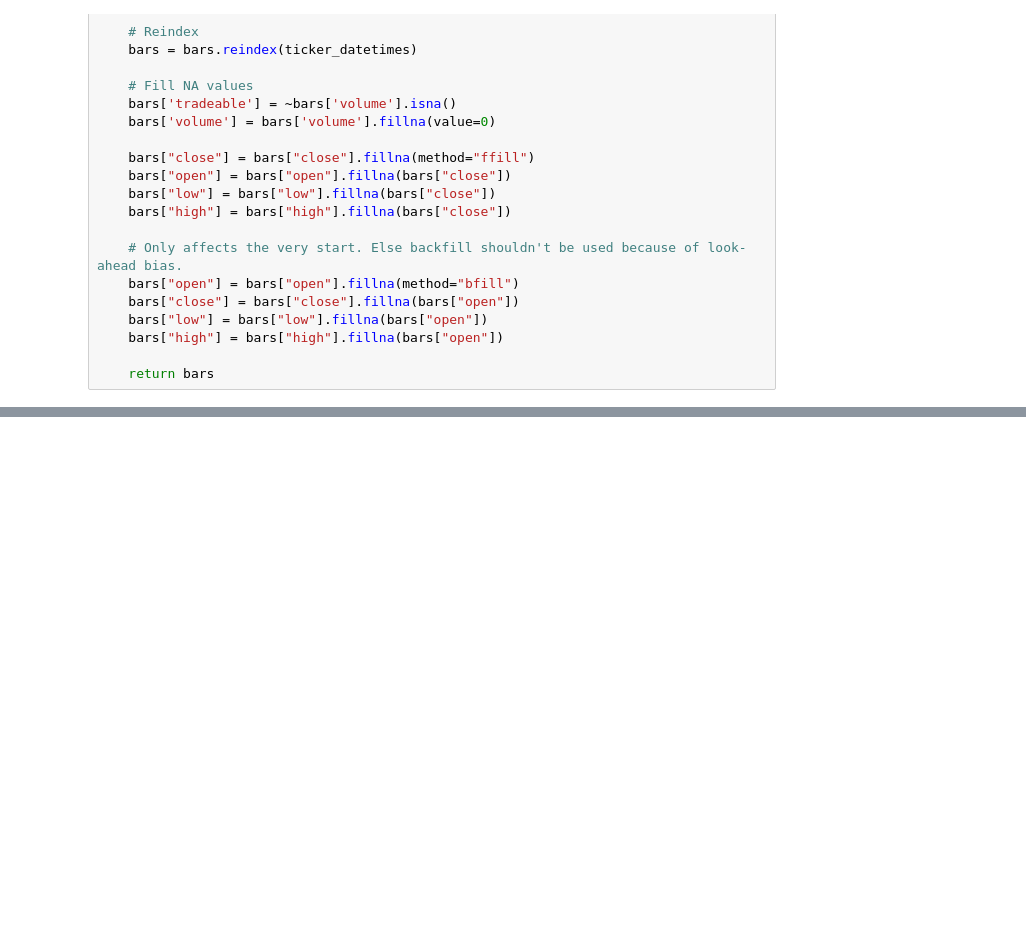
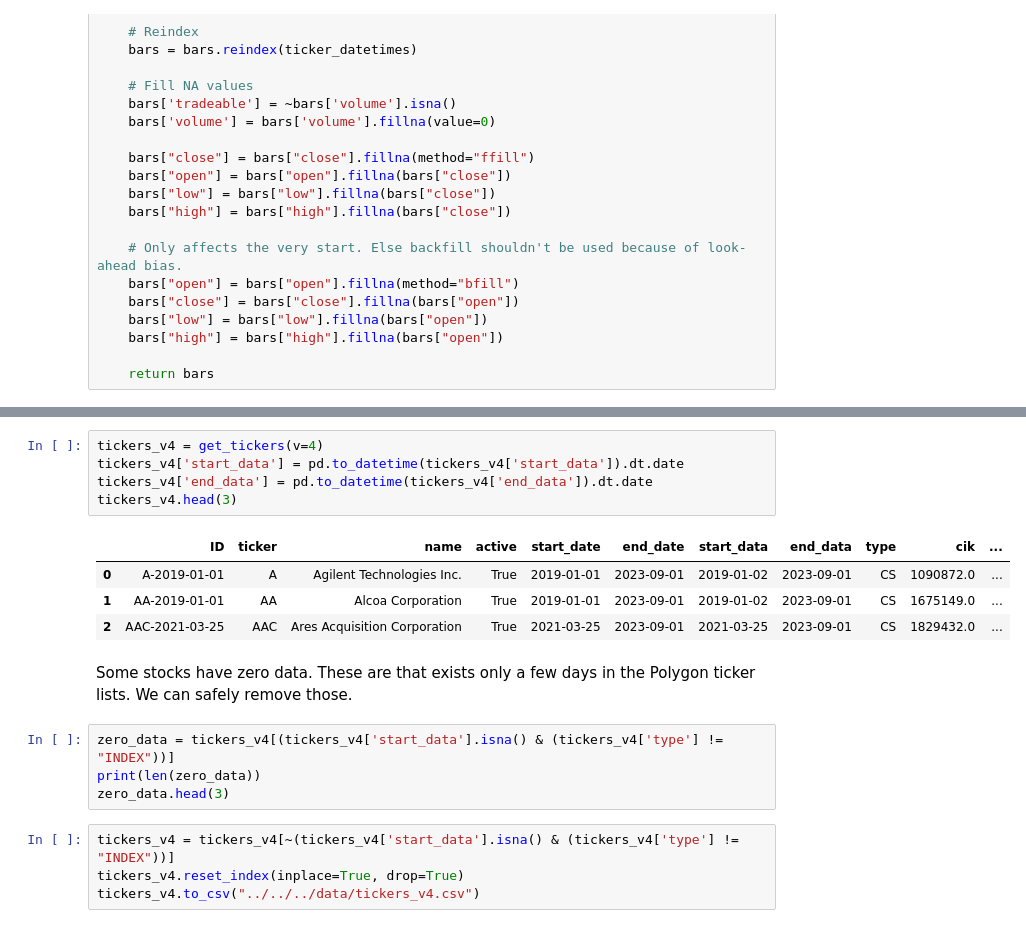
Before and after one commit to shinathan/QSExtended, a Jupyter notebook: data_import/polygon/5_process_raw_data.ipynb, the cells around one changed output, grey strips where cells are left out. Drawn from its saved outputs; the diff is of its cells as text; blank space fills up the shorter version.

```diff
--- a/data_import/polygon/5_process_raw_data.ipynb
+++ b/data_import/polygon/5_process_raw_data.ipynb
@@ -492,0 +542,20 @@ Now that we have the data, we can add two columns <code>start_date_data</code> a
+# %%
+tickers_v4 = get_tickers(v=4)
+tickers_v4['start_data'] = pd.to_datetime(tickers_v4['start_data']).dt.date
+tickers_v4['end_data'] = pd.to_datetime(tickers_v4['end_data']).dt.date
+tickers_v4.head(3)
+# %% [output]
+|  | ID | ticker | name | active | start_date | end_date | start_data | end_data | type | cik | ... |
+| 0 | A-2019-01-01 | A | Agilent Technologies Inc. | True | 2019-01-01 | 2023-09-01 | 2019-01-02 | 2023-09-01 | CS | 1090872.0 | ... |
+| 1 | AA-2019-01-01 | AA | Alcoa Corporation | True | 2019-01-01 | 2023-09-01 | 2019-01-02 | 2023-09-01 | CS | 1675149.0 | ... |
+| 2 | AAC-2021-03-25 | AAC | Ares Acquisition Corporation | True | 2021-03-25 | 2023-09-01 | 2021-03-25 | 2023-09-01 | CS | 1829432.0 | ... |
+# %% [markdown]
+Some stocks have zero data. These are that exists only a few days in the Polygon ticker lists. We can safely remove those.
+# %%
+zero_data = tickers_v4[(tickers_v4['start_data'].isna() & (tickers_v4['type'] != "INDEX"))]
+print(len(zero_data))
+zero_data.head(3)
+# %%
+tickers_v4 = tickers_v4[~(tickers_v4['start_data'].isna() & (tickers_v4['type'] != "INDEX"))]
+tickers_v4.reset_index(inplace=True, drop=True)
+tickers_v4.to_csv("../../../data/tickers_v4.csv")
```
Also changed, not shown: parts of 22 cells of this notebook, 4 other files.
